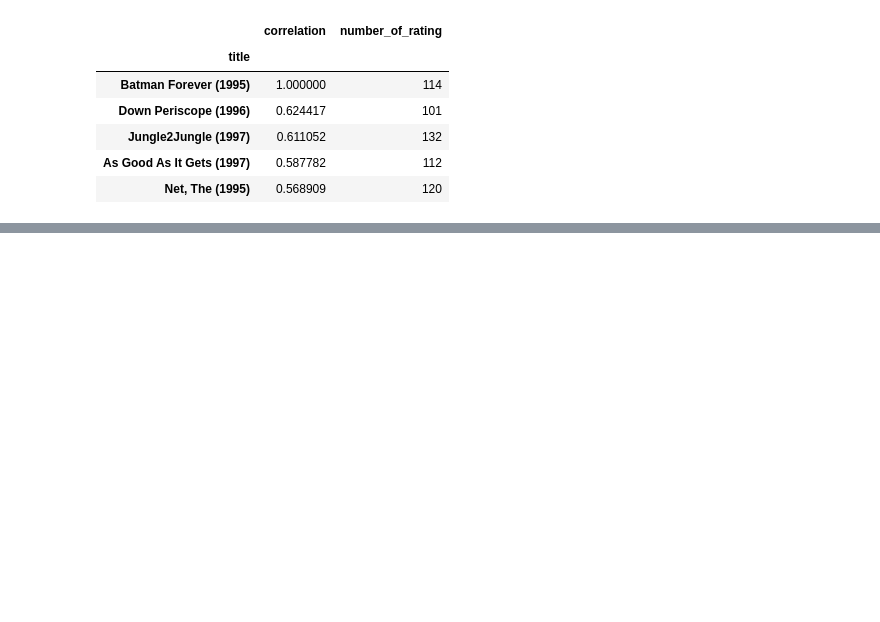
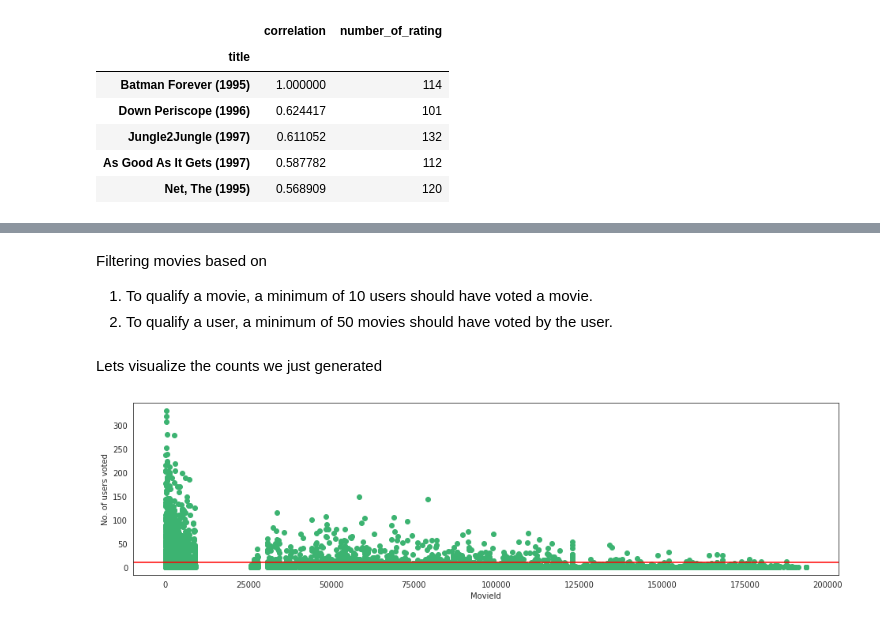
Before and after one commit to RaihanG/Recommender-System-on-movie-dataset, a Jupyter notebook: Movie recommender.ipynb, the cells around one changed output, grey strips where cells are left out. Cells and saved outputs as stored; diff of their text form; code cells hidden in the pictures; blank space fills up the shorter version.

Commit message:
Movie data updated and KNN implemented

```diff
--- a/Movie recommender.ipynb
+++ b/Movie recommender.ipynb
@@ -320,0 +276,3 @@ no changes added to commit (use "git add" and/or "git commit -a")
+# %%
+movies = pd.read_csv('movies.csv')
+ratings = pd.read_csv('ratings.csv')
@@ -320,0 +303,20 @@ no changes added to commit (use "git add" and/or "git commit -a")
+# %% [markdown]
+Filtering movies based on
+
+1.   To qualify a movie, a minimum of 10 users should have voted a movie.
+2.   To qualify a user, a minimum of 50 movies should have voted by the user.
+# %%
+no_user_voted = ratings.groupby('movieId')['rating'].agg('count')
+no_movies_voted = ratings.groupby('userId')['rating'].agg('count')
+# %% [markdown]
+Lets visualize the counts we just generated
+# %%
+f,ax = plt.subplots(1,1,figsize=(16,4))
+# ratings['rating'].plot(kind='hist')
+plt.scatter(no_user_voted.index,no_user_voted,color='mediumseagreen')
+plt.axhline(y=10,color='r')
+plt.xlabel('MovieId')
+plt.ylabel('No. of users voted')
+plt.show()
+# %% [output]
+[figure, added]
```
Also changed, not shown: parts of 20 cells of this notebook, 2 other files.
